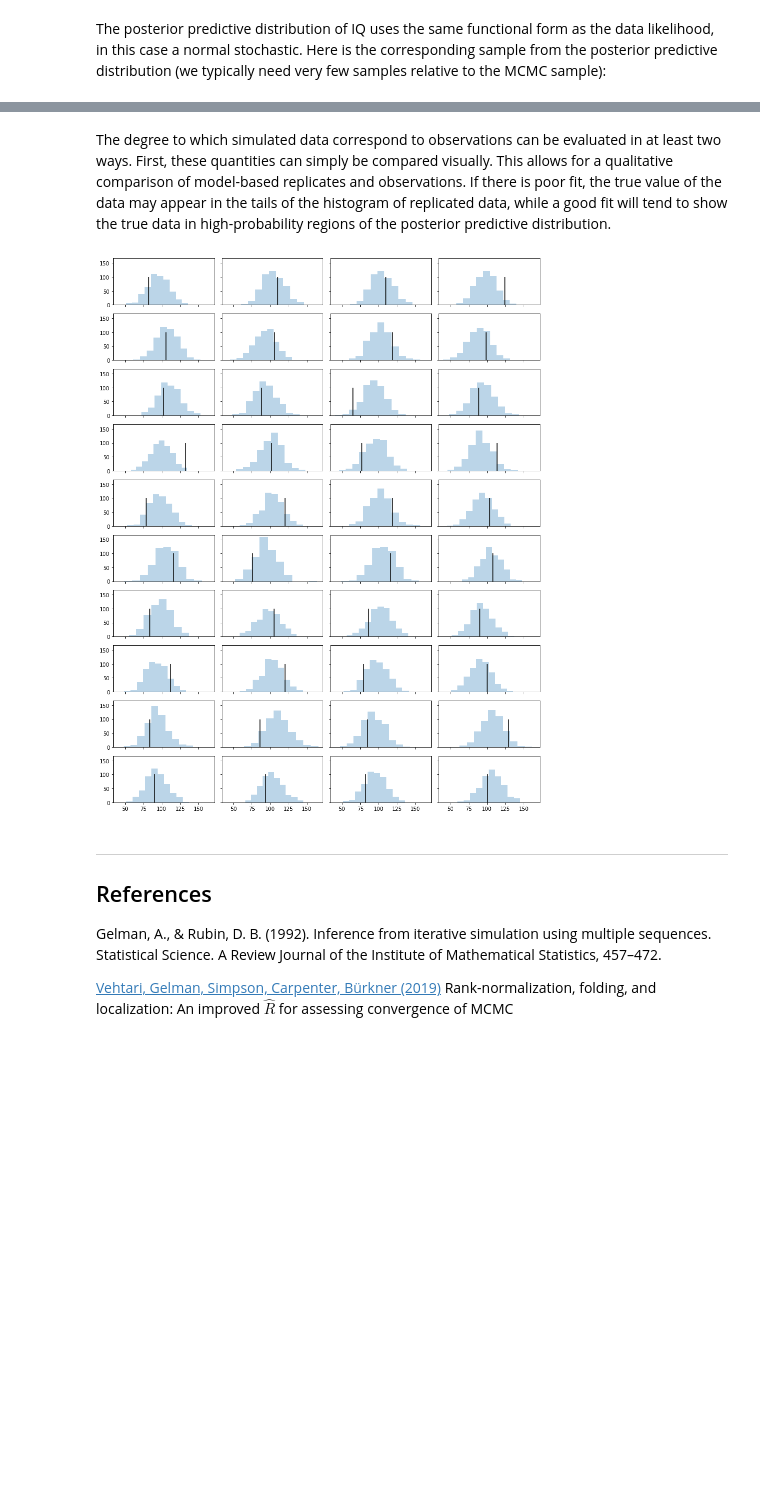
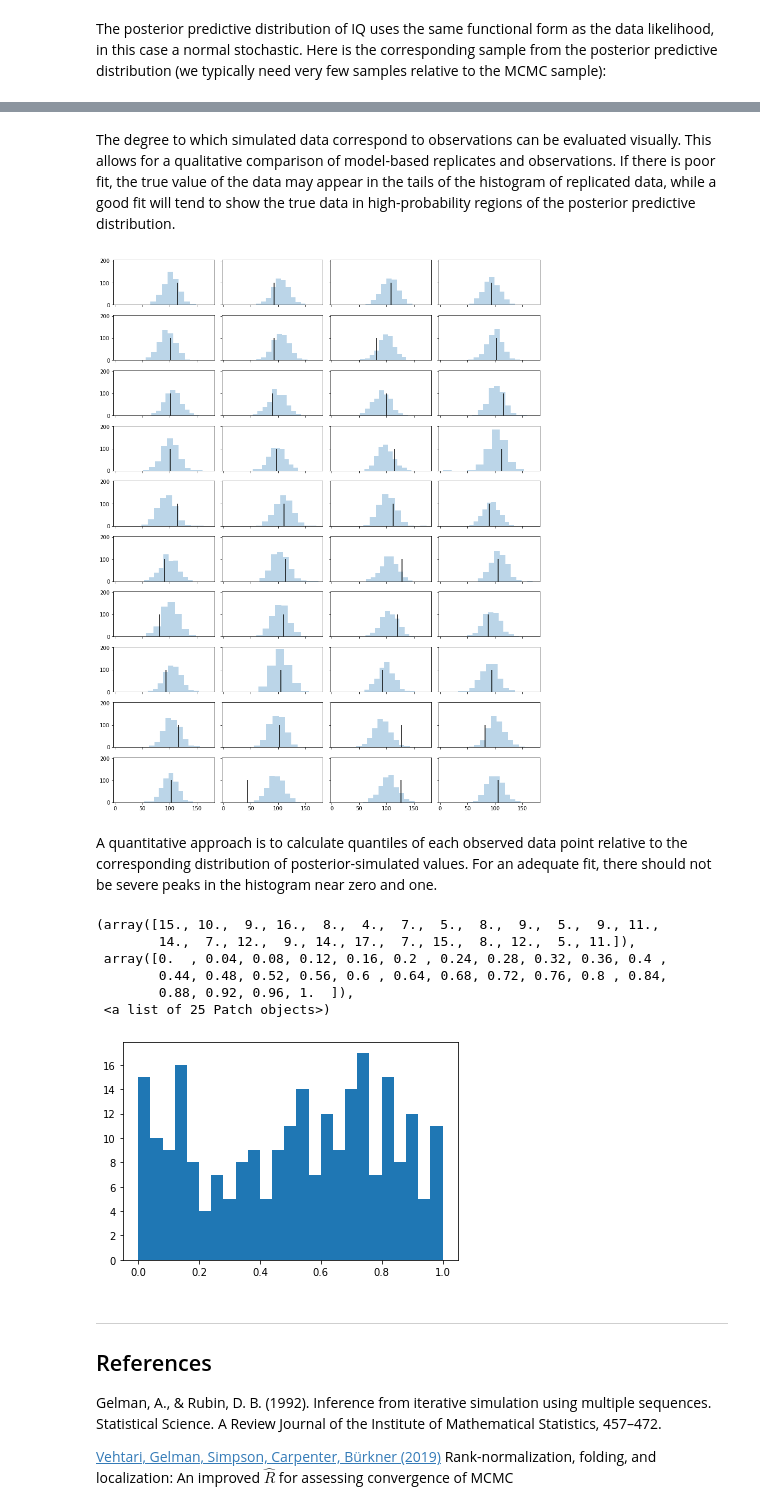
Before and after one commit to fonnesbeck/Bayes_Computing_Course, a Jupyter notebook: notebooks/Section3_2-Model-Checking.ipynb, the cells around one changed output, grey strips where cells are left out. Cells and saved outputs as stored; diff of their text form; code cells hidden in the pictures; blank space fills up the shorter version.

Commit message:
Some corrections to model checking

```diff
--- a/notebooks/Section3_2-Model-Checking.ipynb
+++ b/notebooks/Section3_2-Model-Checking.ipynb
@@ -475,11 +512,11 @@ where IQ is modeled as a Gaussian random variable, which is thought to be influe
 The posterior predictive distribution of IQ uses the same functional form as the data likelihood, in this case a normal stochastic. Here is the corresponding sample from the posterior predictive distribution (we typically need very few samples relative to the MCMC sample):
 # %%
 with pku_model:
-    pku_ppc= pm.sample_posterior_predictive(pku_trace, samples=500)
+    pku_ppc = pm.sample_posterior_predictive(pku_trace.posterior, samples=500)
 # %% [output]
 [interactive output not drawn]
 # %% [markdown]
-The degree to which simulated data correspond to observations can be evaluated in at least two ways. First, these quantities can simply be compared visually. This allows for a qualitative comparison of model-based replicates and observations. If there is poor fit, the true value of the data may appear in the tails of the histogram of replicated data, while a good fit will tend to show the true data in high-probability regions of the posterior predictive distribution.
+The degree to which simulated data correspond to observations can be evaluated visually. This allows for a qualitative comparison of model-based replicates and observations. If there is poor fit, the true value of the data may appear in the tails of the histogram of replicated data, while a good fit will tend to show the true data in high-probability regions of the posterior predictive distribution.
 # %%
 fig, axes = plt.subplots(10, 4, figsize=(12,15), sharex=True, sharey=True)
 
@@ -490,7 +527,21 @@ for ax in axes.ravel():
 
 plt.tight_layout();
 # %% [output]
-[figure, old version]
+[figure, new version]
+# %% [markdown]
+A quantitative approach is to calculate quantiles of each observed data point relative to the corresponding distribution of posterior-simulated values. For an adequate fit, there should not be severe peaks in the histogram near zero and one.
+# %%
+from scipy.stats import percentileofscore
+
+plt.hist([np.round(percentileofscore(x, y)/100, 2) for x,y in zip(pku_ppc['iq_like'], iq)], bins=25);
+# %% [output]
+(array([15., 10.,  9., 16.,  8.,  4.,  7.,  5.,  8.,  9.,  5.,  9., 11.,
+        14.,  7., 12.,  9., 14., 17.,  7., 15.,  8., 12.,  5., 11.]),
+ array([0.  , 0.04, 0.08, 0.12, 0.16, 0.2 , 0.24, 0.28, 0.32, 0.36, 0.4 ,
+        0.44, 0.48, 0.52, 0.56, 0.6 , 0.64, 0.68, 0.72, 0.76, 0.8 , 0.84,
+        0.88, 0.92, 0.96, 1.  ]),
+ <a list of 25 Patch objects>)
+[figure, added]
 # %% [markdown]
 ---
 
```
Also changed, not shown: parts of 21 cells of this notebook.
